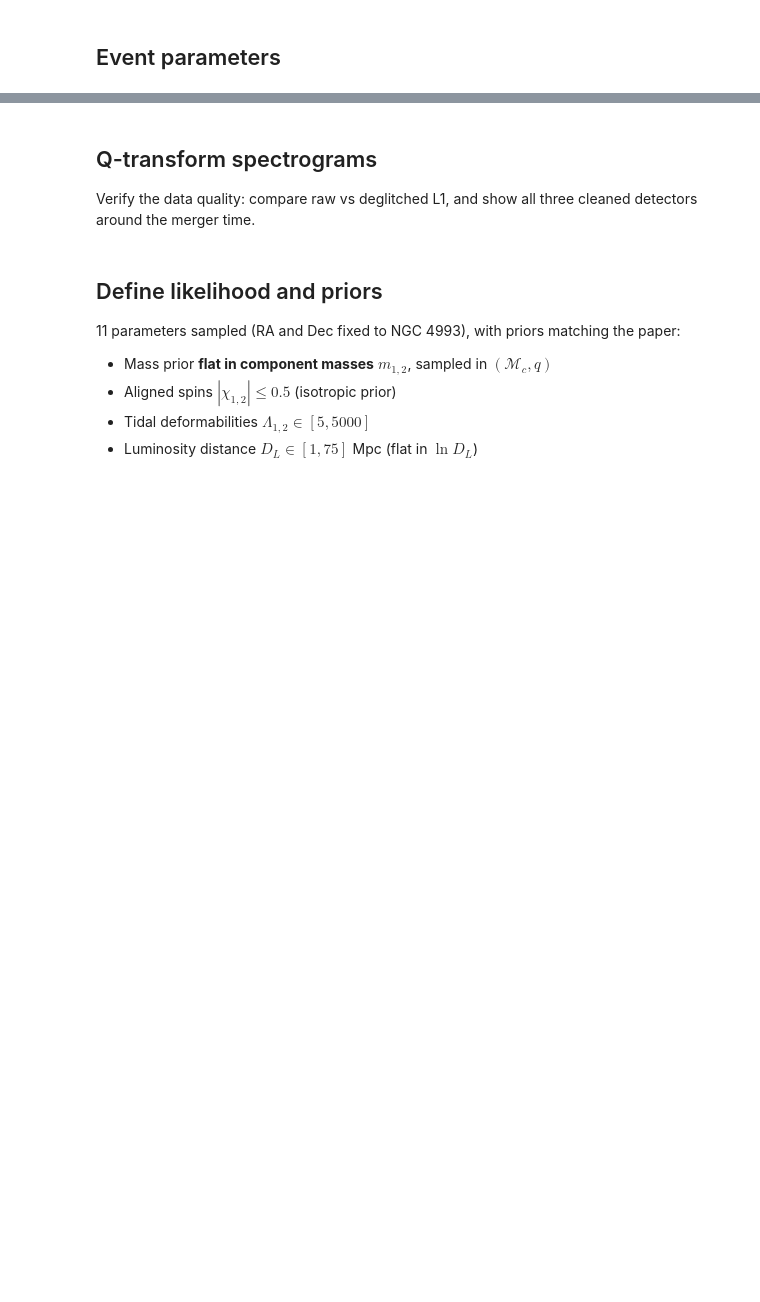
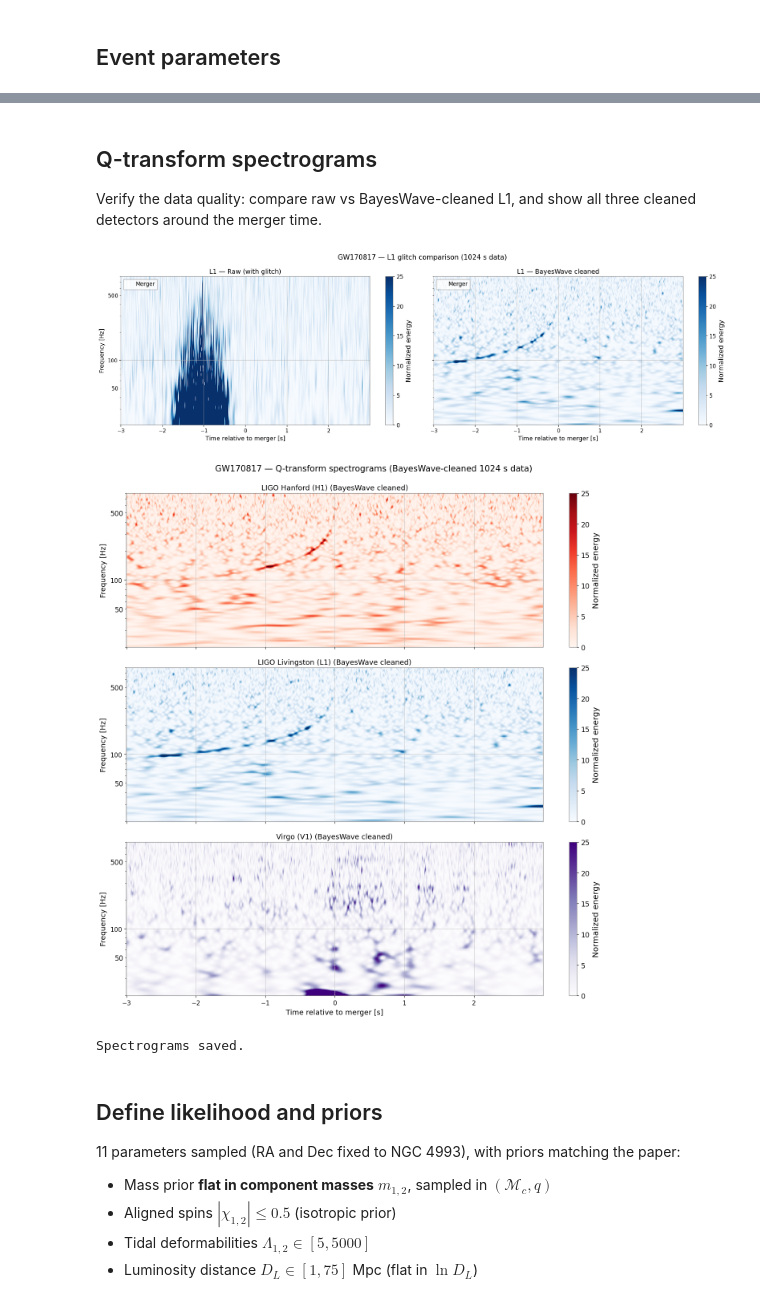
Before and after one commit to saulo-albuquerque-phys/mlgw_bns_jax, a Jupyter notebook: sharpy_mlgw_bns_jax_pe_fixedsky.ipynb, the cells around one changed output, grey strips where cells are left out. Drawn from its saved outputs; the diff is of its cells as text; code cells hidden in the pictures; blank space fills up the shorter version.

```diff
--- a/sharpy_mlgw_bns_jax_pe_fixedsky.ipynb
+++ b/sharpy_mlgw_bns_jax_pe_fixedsky.ipynb
@@ -243,11 +346,11 @@ We use 1024 s of GWOSC strain data downloaded via `gwpy.TimeSeries.fetch_open_da
 
 With `SEGMENT_DURATION = 128 s`, SHARPy analyses a 128-s chunk centred on the trigger and uses the remaining ~896 s for Welch PSD estimation (~7 independent segments).
 # %%
-# Cleaned 1024s files (L1 deglitched, H1/V1 as-is)
+# BayesWave-cleaned 1024s files (L1 BW-cleaned, H1/V1 raw GWOSC)
 data_files = {
-    "H1": os.path.join(DATA_DIR, f"H-H1_CLEANED_4KHZ-{DATA_START_GPS}-{DATA_DURATION}.txt"),
-    "L1": os.path.join(DATA_DIR, f"L-L1_CLEANED_4KHZ-{DATA_START_GPS}-{DATA_DURATION}.txt"),
-    "V1": os.path.join(DATA_DIR, f"V-V1_CLEANED_4KHZ-{DATA_START_GPS}-{DATA_DURATION}.txt"),
+    "H1": os.path.join(DATA_DIR, f"H-H1_BWCLEANED_4KHZ-{DATA_START_GPS}-{DATA_DURATION}.txt"),
+    "L1": os.path.join(DATA_DIR, f"L-L1_BWCLEANED_4KHZ-{DATA_START_GPS}-{DATA_DURATION}.txt"),
+    "V1": os.path.join(DATA_DIR, f"V-V1_BWCLEANED_4KHZ-{DATA_START_GPS}-{DATA_DURATION}.txt"),
 }
 for det, f in data_files.items():
     assert os.path.isfile(f), f"Missing: {f}"
@@ -271,7 +387,7 @@ print(f"Network built in {time.time() - t0:.2f} s")
 # %% [markdown]
 ## Q-transform spectrograms
 
-Verify the data quality: compare raw vs deglitched L1, and show all three cleaned detectors around the merger time.
+Verify the data quality: compare raw vs BayesWave-cleaned L1, and show all three cleaned detectors around the merger time.
 # %%
 from gwpy.timeseries import TimeSeries
 import matplotlib.pyplot as plt
@@ -304,7 +420,7 @@ if os.path.isfile(raw_file):
 
     fig, (ax1, ax2) = plt.subplots(1, 2, figsize=(20, 6), sharey=True)
     for ax, qt, title in [(ax1, qt_raw, "L1 — Raw (with glitch)"),
-                           (ax2, qt_cln, "L1 — Cleaned (gated)")]:
+                           (ax2, qt_cln, "L1 — BayesWave cleaned")]:
         pcm = ax.pcolormesh(qt.times.value - MERGER_GPS, qt.frequencies.value,
                             qt.value.T, cmap="Blues", vmin=0, vmax=25)
         ax.set_yscale("log"); ax.set_ylim(F_MIN, F_MAX)
@@ -312,35 +428,39 @@ if os.path.isfile(raw_file):
         ax.set_title(title, fontsize=14)
         ax.axvline(0, color="white", ls="--", lw=1, alpha=0.7, label="Merger")
         ax.legend(loc="upper left"); ax.tick_params(labelsize=11)
         fig.colorbar(pcm, ax=ax).set_label("Normalized energy")
     ax1.set_ylabel("Frequency [Hz]", fontsize=13)
     fig.suptitle("GW170817 — L1 glitch comparison (1024 s data)", fontsize=15)
     fig.tight_layout()
     fig.savefig(os.path.join(OUTDIR, f"{LABEL}_L1_comparison.png"), dpi=150)
     plt.show()
 else:
     print(f"Raw L1 file not found ({raw_file}) — skipping glitch comparison.")
 
 # ── All detectors cleaned ────────────────────────────────────────────
 fig, axes = plt.subplots(3, 1, figsize=(14, 14), sharex=True)
 for ax, det in zip(axes, ["H1", "L1", "V1"]):
     qt = _qtransform(data_files[det])
     pcm = ax.pcolormesh(qt.times.value - MERGER_GPS, qt.frequencies.value,
                         qt.value.T, cmap=DET_COLORS[det], vmin=0, vmax=25)
     ax.set_yscale("log"); ax.set_ylim(F_MIN, F_MAX)
     ax.set_ylabel("Frequency [Hz]", fontsize=13)
-    ax.set_title(f"{DET_LABELS[det]} (cleaned)", fontsize=13)
+    ax.set_title(f"{DET_LABELS[det]} (BayesWave cleaned)", fontsize=13)
     ax.tick_params(labelsize=11)
     ax.axvline(0, color="white", ls="--", lw=1, alpha=0.7)
     fig.colorbar(pcm, ax=ax).set_label("Normalized energy")
 axes[-1].set_xlabel("Time relative to merger [s]", fontsize=13)
-fig.suptitle("GW170817 — Q-transform spectrograms (cleaned 1024 s data)",
+fig.suptitle("GW170817 — Q-transform spectrograms (BayesWave-cleaned 1024 s data)",
              fontsize=15, y=0.995)
 fig.tight_layout()
 fig.savefig(os.path.join(OUTDIR, f"{LABEL}_qtransform_all.png"), dpi=150)
 plt.show()
 
 print("Spectrograms saved.")
+# %% [output]
+[figure, added]
+[figure, added]
+Spectrograms saved.
 # %% [markdown]
 ## Define likelihood and priors
 
```
Also changed, not shown: parts of 12 cells of this notebook, 10 other files.
